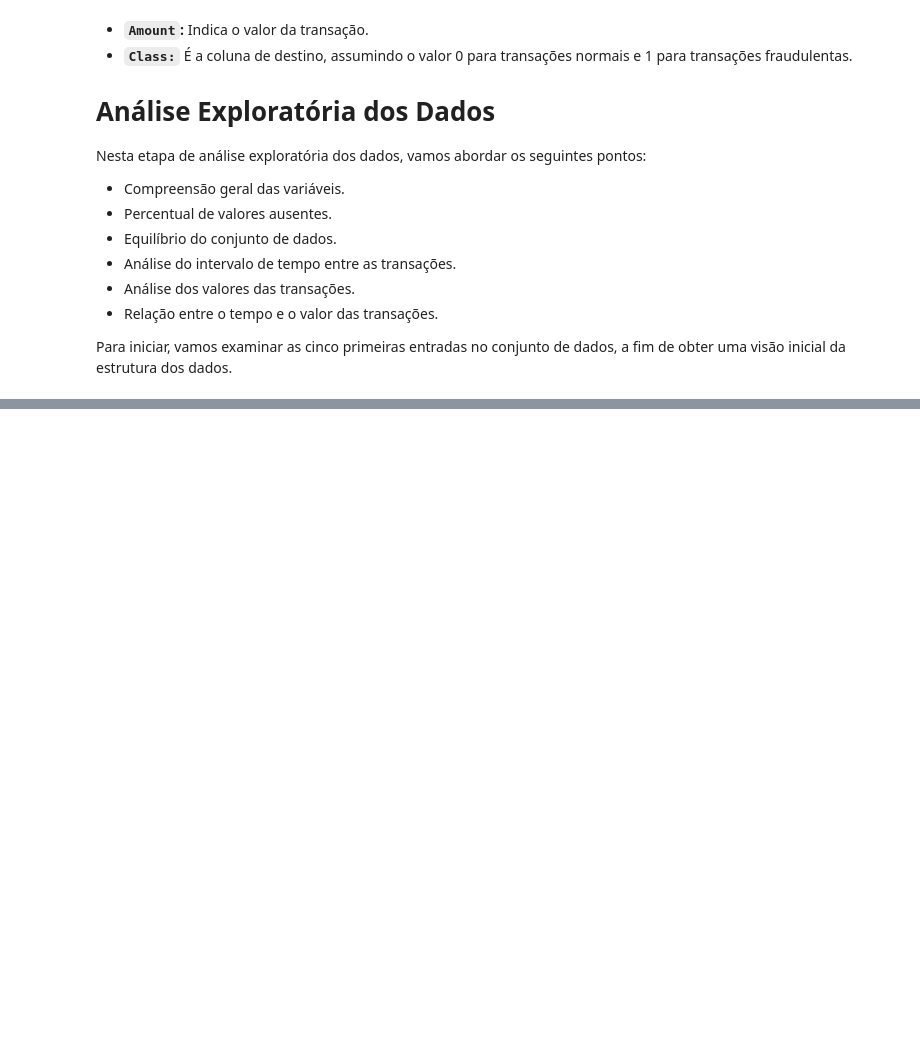
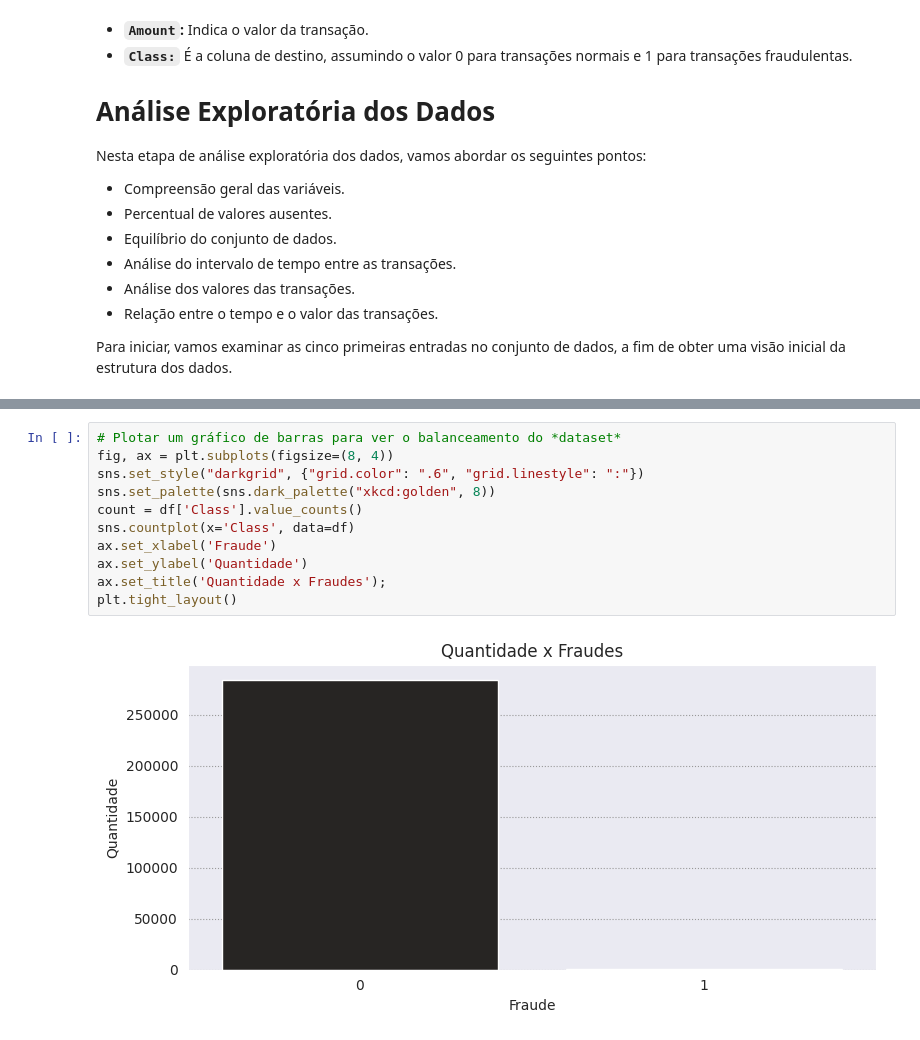
Before and after one commit to SarahFeanor/Portfolio-DataScience, a Jupyter notebook: Detecção_de_fraude.ipynb, the cells around one changed output, grey strips where cells are left out. Drawn from its saved outputs; the diff is of its cells as text; blank space fills up the shorter version.

```diff
--- a/Detecção_de_fraude.ipynb
+++ b/Detecção_de_fraude.ipynb
@@ -85,0 +191,13 @@ Para iniciar, vamos examinar as cinco primeiras entradas no conjunto de dados, a
+# %%
+# Plotar um gráfico de barras para ver o balanceamento do *dataset*
+fig, ax = plt.subplots(figsize=(8, 4))
+sns.set_style("darkgrid", {"grid.color": ".6", "grid.linestyle": ":"})
+sns.set_palette(sns.dark_palette("xkcd:golden", 8))
+count = df['Class'].value_counts()
+sns.countplot(x='Class', data=df)
+ax.set_xlabel('Fraude')
+ax.set_ylabel('Quantidade')
+ax.set_title('Quantidade x Fraudes');
+plt.tight_layout()
+# %% [output]
+[figure, added]
```
Also changed, not shown: parts of 85 cells of this notebook.
